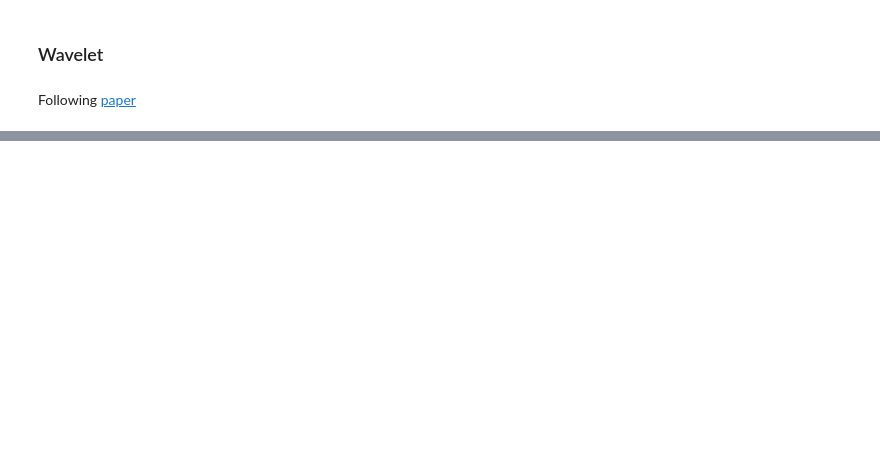
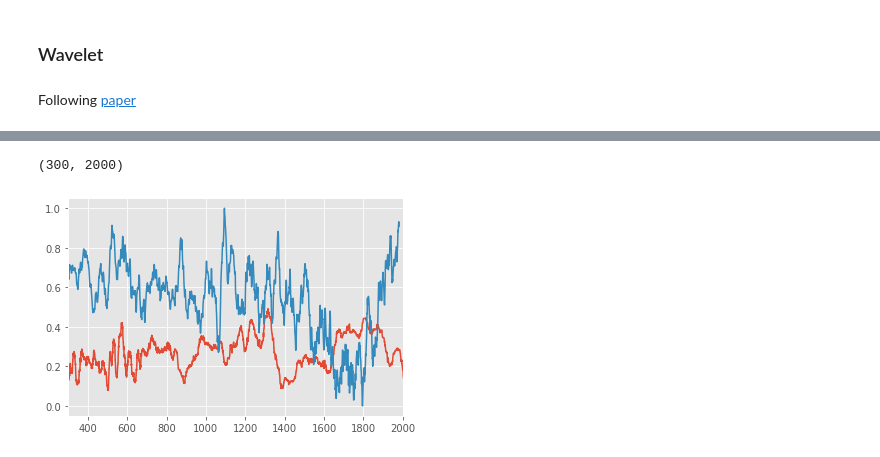
Before and after one commit to maxjel/Proxies, a Jupyter notebook: [CAP394]-dados-Jelena Maksic.ipynb, the cells around one changed output, grey strips where cells are left out. Saved outputs shown, nothing was run; the diff lists cells and outputs as text; code cells hidden in the pictures; blank space fills up the shorter version.

```diff
--- a/[CAP394]-dados-Jelena Maksic.ipynb
+++ b/[CAP394]-dados-Jelena Maksic.ipynb
@@ -134,0 +209,7 @@ Wavelet db3
+# %%
+plt.plot(data1f.d18O1)
+plt.plot(data2f.MA_30)
+plt.xlim(300,2000)
+# %% [output]
+(300, 2000)
+[figure, added]
```
Also changed, not shown: parts of 25 cells of this notebook.
